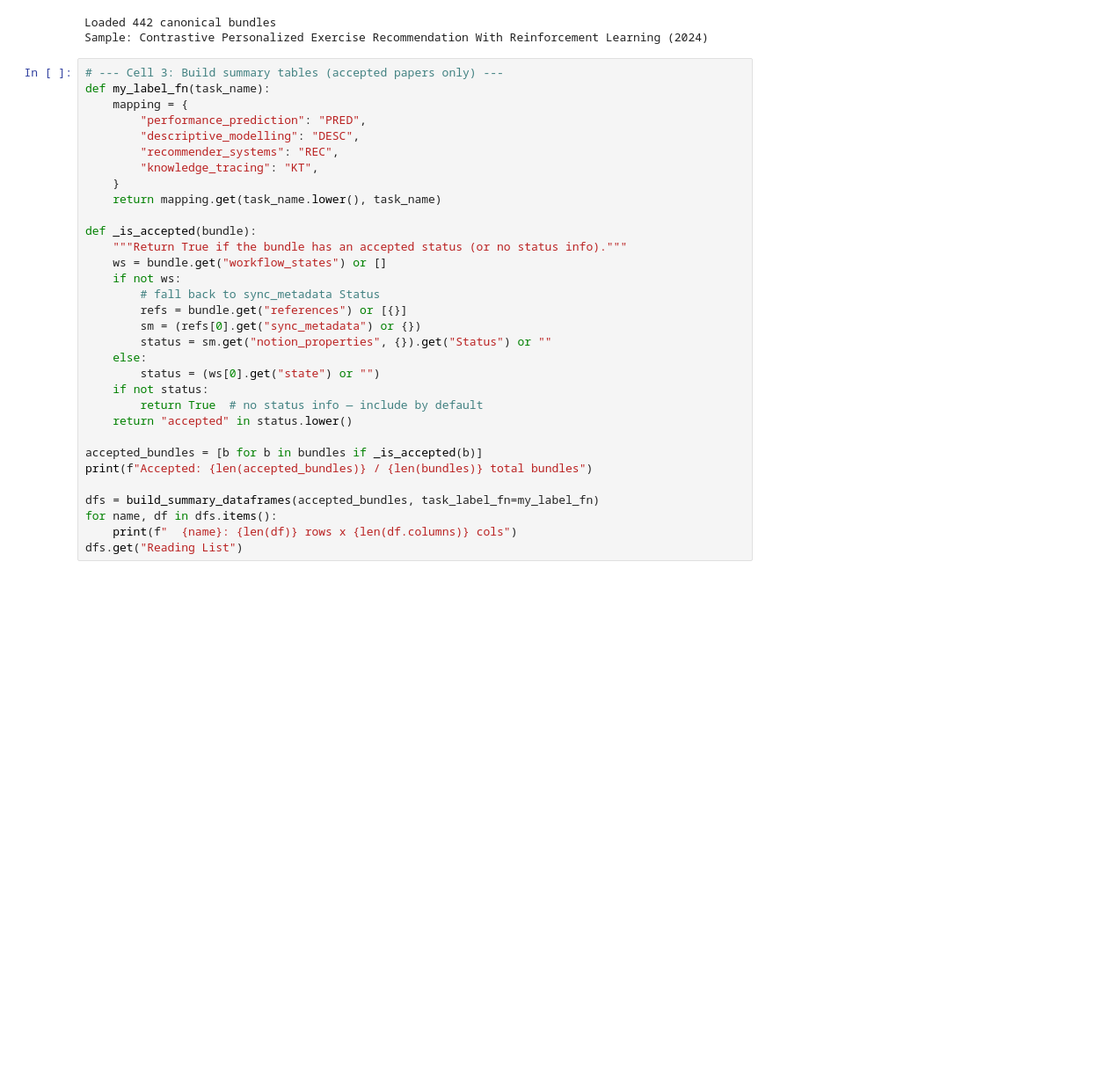
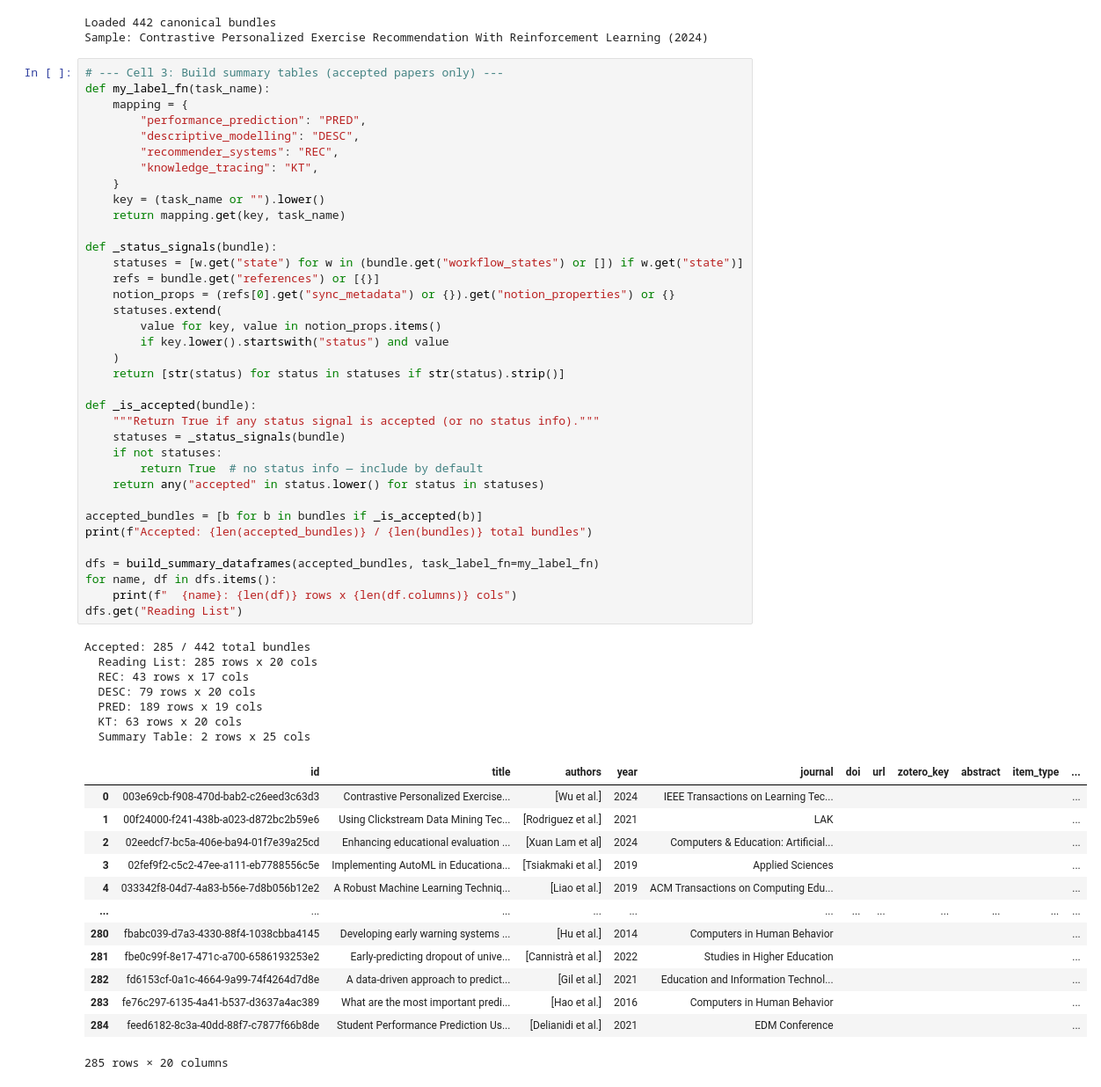
Before and after one commit to RicardoSantos0/Notion_Zotero, a Jupyter notebook: original_db_summary_analysis.ipynb, the cells around one changed output. Shown at 88% size. Drawn from its saved outputs; the diff is of its cells as text; blank space fills up the shorter version.

```diff
--- a/original_db_summary_analysis.ipynb
+++ b/original_db_summary_analysis.ipynb
@@ -46,34 +46,59 @@ Sample: Contrastive Personalized Exercise Recommendation With Reinforcement Lear
 # %%
 # --- Cell 3: Build summary tables (accepted papers only) ---
 def my_label_fn(task_name):
     mapping = {
         "performance_prediction": "PRED",
         "descriptive_modelling": "DESC",
         "recommender_systems": "REC",
         "knowledge_tracing": "KT",
     }
-    return mapping.get(task_name.lower(), task_name)
+    key = (task_name or "").lower()
+    return mapping.get(key, task_name)
+
+def _status_signals(bundle):
+    statuses = [w.get("state") for w in (bundle.get("workflow_states") or []) if w.get("state")]
+    refs = bundle.get("references") or [{}]
+    notion_props = (refs[0].get("sync_metadata") or {}).get("notion_properties") or {}
+    statuses.extend(
+        value for key, value in notion_props.items()
+        if key.lower().startswith("status") and value
+    )
+    return [str(status) for status in statuses if str(status).strip()]
 
 def _is_accepted(bundle):
-    """Return True if the bundle has an accepted status (or no status info)."""
-    ws = bundle.get("workflow_states") or []
-    if not ws:
-        # fall back to sync_metadata Status
-        refs = bundle.get("references") or [{}]
-        sm = (refs[0].get("sync_metadata") or {})
-        status = sm.get("notion_properties", {}).get("Status") or ""
-    else:
-        status = (ws[0].get("state") or "")
-    if not status:
+    """Return True if any status signal is accepted (or no status info)."""
+    statuses = _status_signals(bundle)
+    if not statuses:
         return True  # no status info — include by default
-    return "accepted" in status.lower()
+    return any("accepted" in status.lower() for status in statuses)
 
 accepted_bundles = [b for b in bundles if _is_accepted(b)]
 print(f"Accepted: {len(accepted_bundles)} / {len(bundles)} total bundles")
 
 dfs = build_summary_dataframes(accepted_bundles, task_label_fn=my_label_fn)
 for name, df in dfs.items():
     print(f"  {name}: {len(df)} rows x {len(df.columns)} cols")
 dfs.get("Reading List")
+# %% [output]
+Accepted: 285 / 442 total bundles
+  Reading List: 285 rows x 20 cols
+  REC: 43 rows x 17 cols
+  DESC: 79 rows x 20 cols
+  PRED: 189 rows x 19 cols
+  KT: 63 rows x 20 cols
+  Summary Table: 2 rows x 25 cols
+|  | id | title | authors | year | journal | doi | url | zotero_key | abstract | item_type | ... |
+| 0 | 003e69cb-f908-470d-bab2-c26eed3c63d3 | Contrastive Personalized Exercise... | [Wu et al.] | 2024 | IEEE Transactions on Learning Tec... |  |  |  |  |  | ... |
+| 1 | 00f24000-f241-438b-a023-d872bc2b59e6 | Using Clickstream Data Mining Tec... | [Rodriguez et al.] | 2021 | LAK |  |  |  |  |  | ... |
+| 2 | 02eedcf7-bc5a-406e-ba94-01f7e39a25cd | Enhancing educational evaluation ... | [Xuan Lam et al] | 2024 | Computers & Education: Artificial... |  |  |  |  |  | ... |
+| 3 | 02fef9f2-c5c2-47ee-a111-eb7788556c5e | Implementing AutoML in Educationa... | [Tsiakmaki et al.] | 2019 | Applied Sciences |  |  |  |  |  | ... |
+| 4 | 033342f8-04d7-4a83-b56e-7d8b056b12e2 | A Robust Machine Learning Techniq... | [Liao et al.] | 2019 | ACM Transactions on Computing Edu... |  |  |  |  |  | ... |
+| ... | ... | ... | ... | ... | ... | ... | ... | ... | ... | ... | ... |
+| 280 | fbabc039-d7a3-4330-88f4-1038cbba4145 | Developing early warning systems ... | [Hu et al.] | 2014 | Computers in Human Behavior |  |  |  |  |  | ... |
+| 281 | fbe0c99f-8e17-471c-a700-6586193253e2 | Early-predicting dropout of unive... | [Cannistrà et al.] | 2022 | Studies in Higher Education |  |  |  |  |  | ... |
+| 282 | fd6153cf-0a1c-4664-9a99-74f4264d7d8e | A data-driven approach to predict... | [Gil et al.] | 2021 | Education and Information Technol... |  |  |  |  |  | ... |
+| 283 | fe76c297-6135-4a41-b537-d3637a4ac389 | What are the most important predi... | [Hao et al.] | 2016 | Computers in Human Behavior |  |  |  |  |  | ... |
+| 284 | feed6182-8c3a-40dd-88f7-c7877f66b8de | Student Performance Prediction Us... | [Delianidi et al.] | 2021 | EDM Conference |  |  |  |  |  | ... |
+285 rows × 20 columns
 # %%
 # --- Cell 4: Clean tables (caller-provided fix dicts) ---
```
Also changed, not shown: parts of 5 cells of this notebook, 11 other files.
